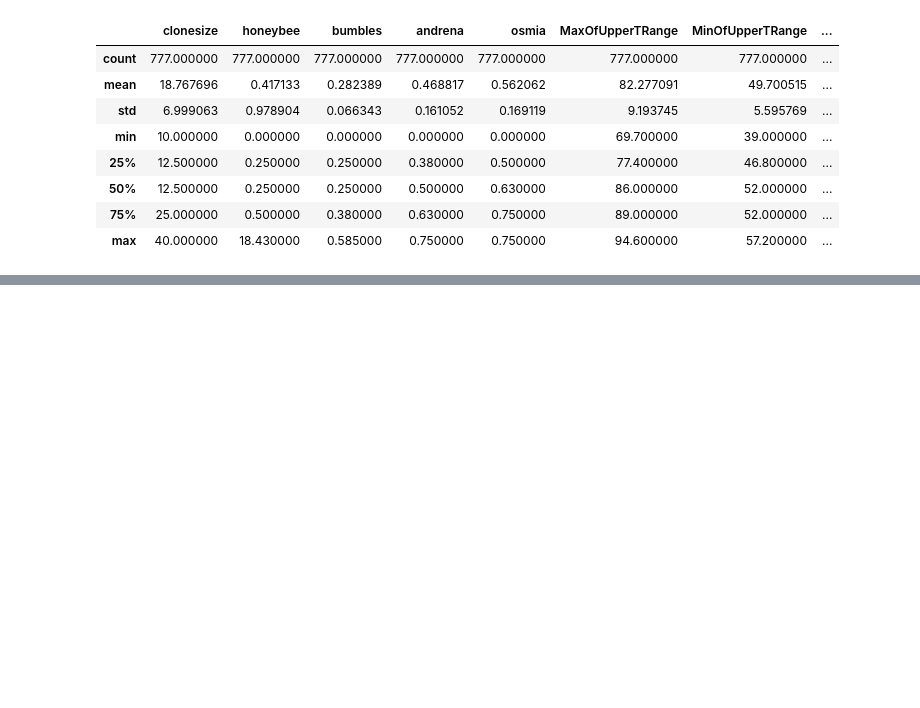
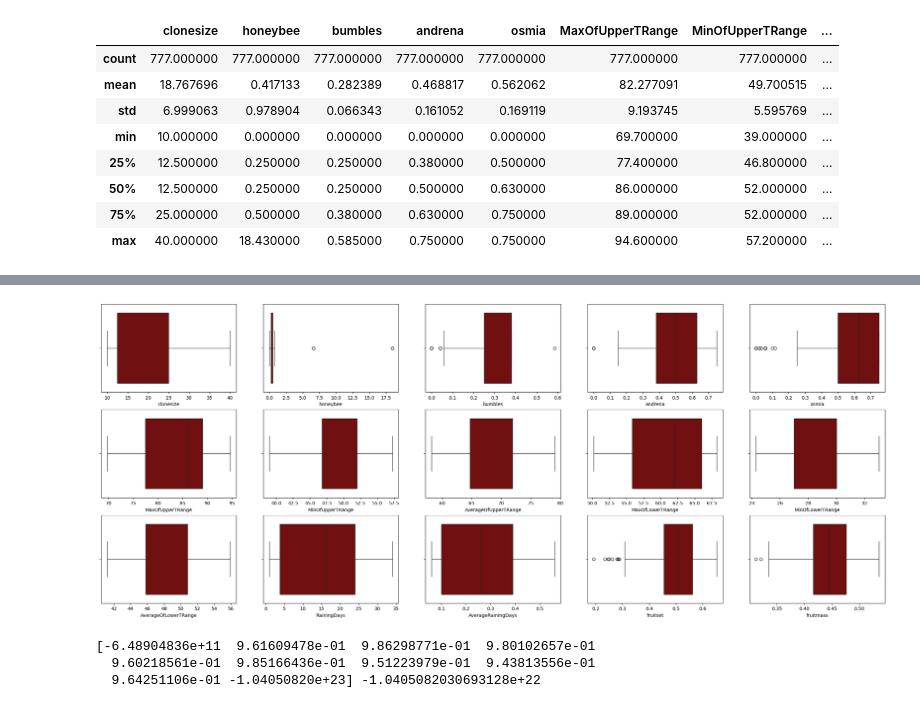
Before and after one commit to RichardKameri/MACHINE-LEARNING-1, a Jupyter notebook: wildblueberry.ipynb, the cells around one changed output, grey strips where cells are left out. Saved outputs shown, nothing was run; the diff lists cells and outputs as text; code cells hidden in the pictures; blank space fills up the shorter version.

```diff
--- a/wildblueberry.ipynb
+++ b/wildblueberry.ipynb
@@ -249,0 +112,20 @@ from sklearn.metrics import r2_score
+# %%
+fig = plt.figure(figsize=(30,40))
+for i,j in zip(num_var,range(15)):
+ ax = fig.add_subplot(10,5, j+1)
+ sns.boxplot(data=df,x=df[i],orient='v',color="Maroon") # Changed 'data' to 'df'
+# %% [output]
+[figure, added]
+# %%
+# Assuming 'df' is your DataFrame and 'yield' is the target variable
+X = df.drop("yield", axis=1)  # Features
+y = df["yield"]  # Target variable
+
+pipe = make_pipeline(PolynomialFeatures(degree=2), LinearRegression())
+scores = cross_val_score(pipe, X, y, cv=10, scoring='r2')
+
+print(scores, scores.mean())
+# %% [output]
+[-6.48904836e+11  9.61609478e-01  9.86298771e-01  9.80102657e-01
+  9.60218561e-01  9.85166436e-01  9.51223979e-01  9.43813556e-01
+  9.64251106e-01 -1.04050820e+23] -1.0405082030693128e+22
```
Also changed, not shown: parts of 21 cells of this notebook.
